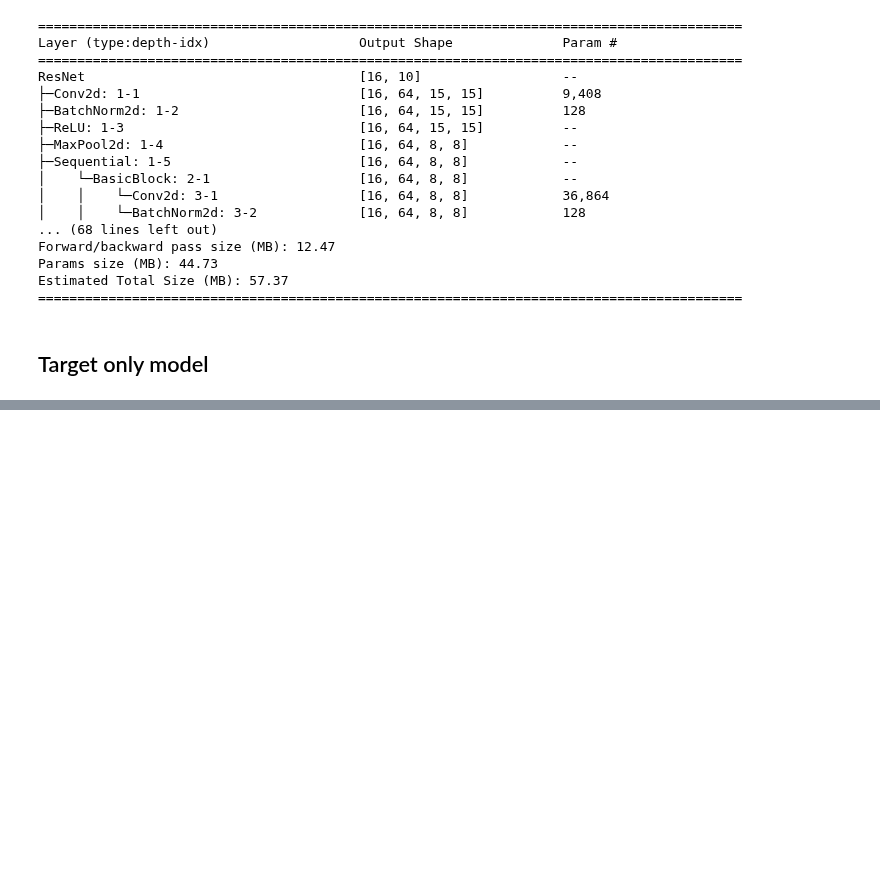
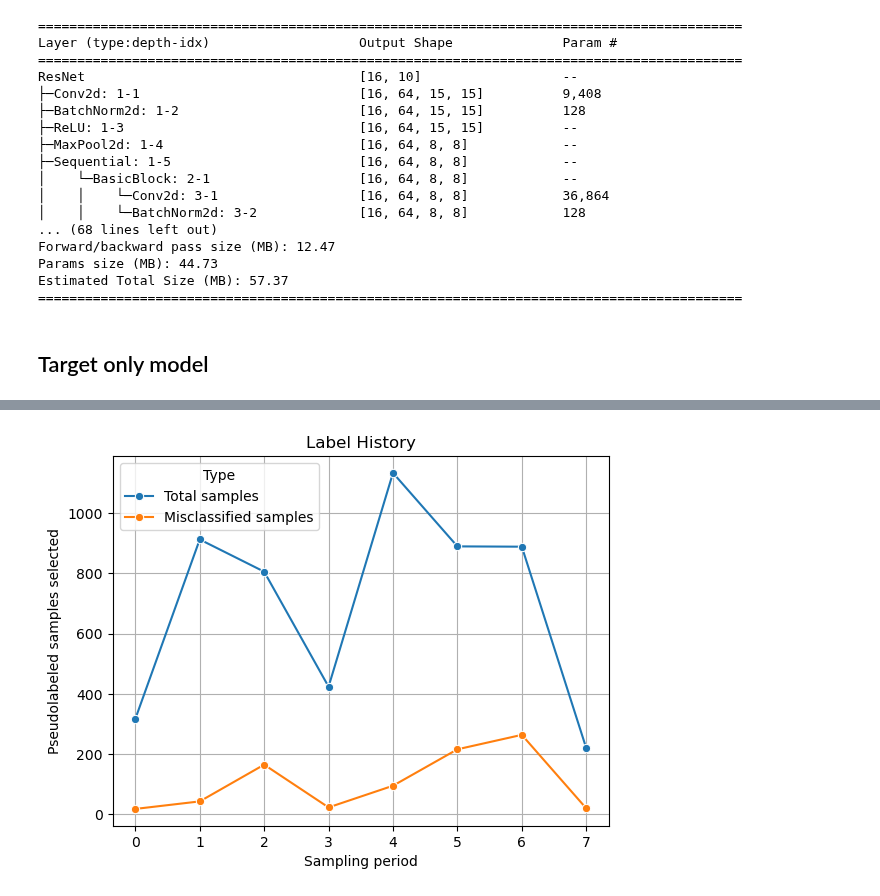
Before and after one commit to dimits-ts/deep_vision_domain_adaptation, a Jupyter notebook: domain_adaptation.ipynb, the cells around one changed output, grey strips where cells are left out. Cells and saved outputs as stored; diff of their text form; code cells hidden in the pictures; blank space fills up the shorter version.

```diff
--- a/domain_adaptation.ipynb
+++ b/domain_adaptation.ipynb
@@ -707,0 +758,4 @@ weighted avg       0.97      0.97      0.97     10063
+# %%
+tasks.results.plot_label_history(label_history, encodings)
+# %% [output]
+[figure, added]
```
Also changed, not shown: parts of 12 cells of this notebook, 6 other files.
